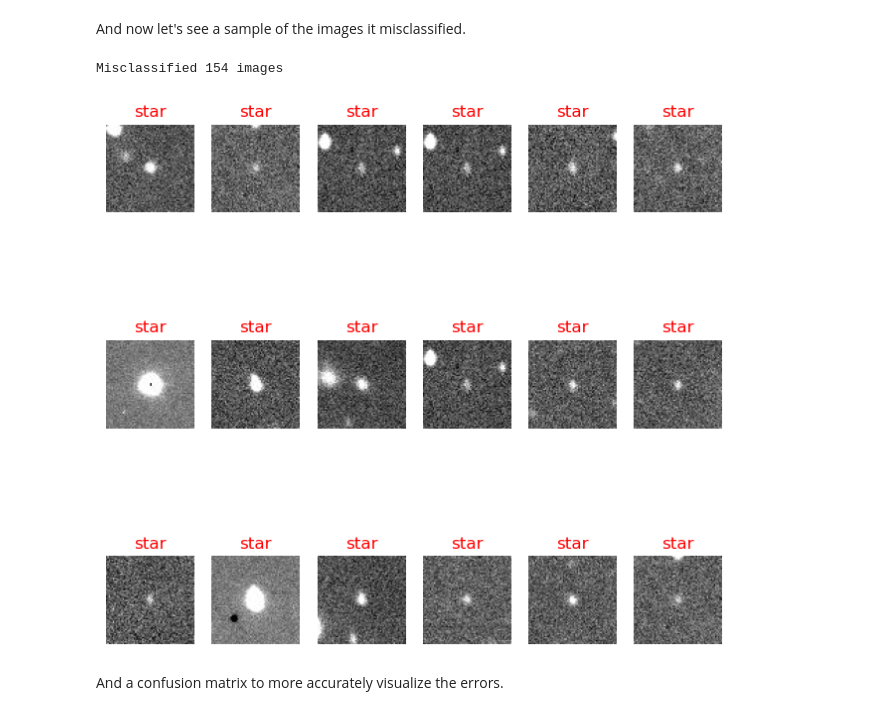
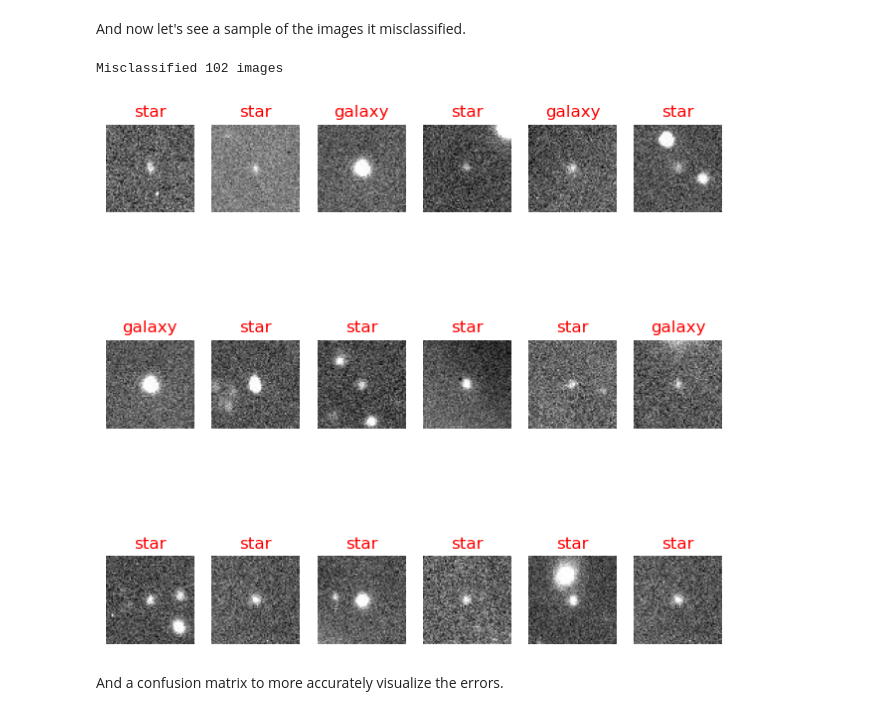
Before and after one commit to pavalos6401/ml-term-project, a Jupyter notebook: notebook.ipynb, the cells around one changed output. Drawn from its saved outputs; the diff is of its cells as text; code cells hidden in the pictures.

Commit message:
Woops, make the mispredicted images have the right labels

```diff
--- a/notebook.ipynb
+++ b/notebook.ipynb
@@ -371,18 +371,18 @@ And now let's see a sample of the images it misclassified.
 # %%
 y_preds_even = np.argmax(model_even.predict(dataset.image, verbose=0), axis=1)
 mispreds_even = dataset.image[y_preds != dataset.target]
 print(f"Misclassified {len(mispreds_even)} images")
 
 indices = np.random.choice(len(mispreds), size=18)
 plot_images(
-    images=mispreds[indices],
-    labels=dataset.target_names[dataset.target[indices]],
+    images=mispreds_even[indices],
+    labels=dataset.target_names[y_preds_even[indices]],
     ncols=6,
     color="red",
 )
 # %% [output]
-Misclassified 154 images
+Misclassified 102 images
-[figure, old version]
+[figure, new version]
 # %% [markdown]
 And a confusion matrix to more accurately visualize the errors.
 # %%
```
Also changed, not shown: parts of 8 cells of this notebook.
